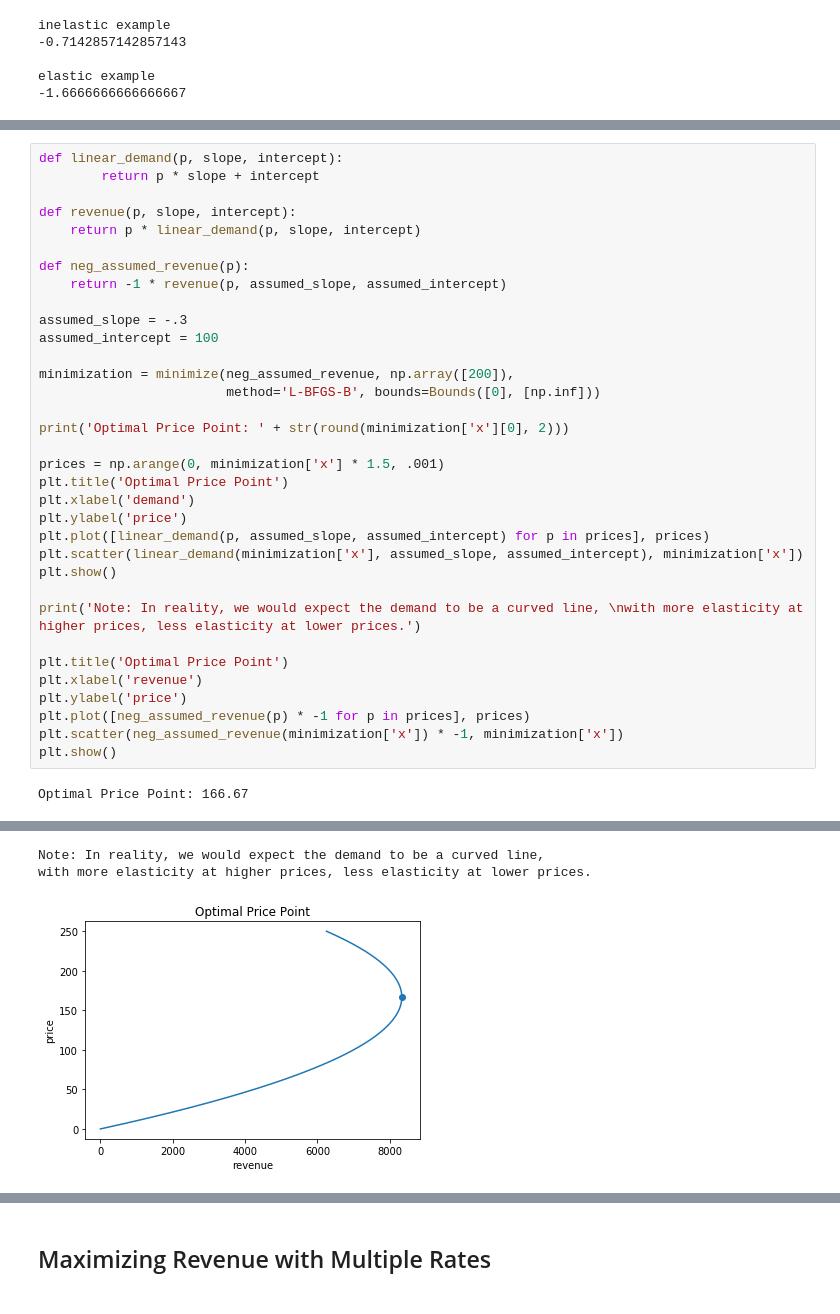
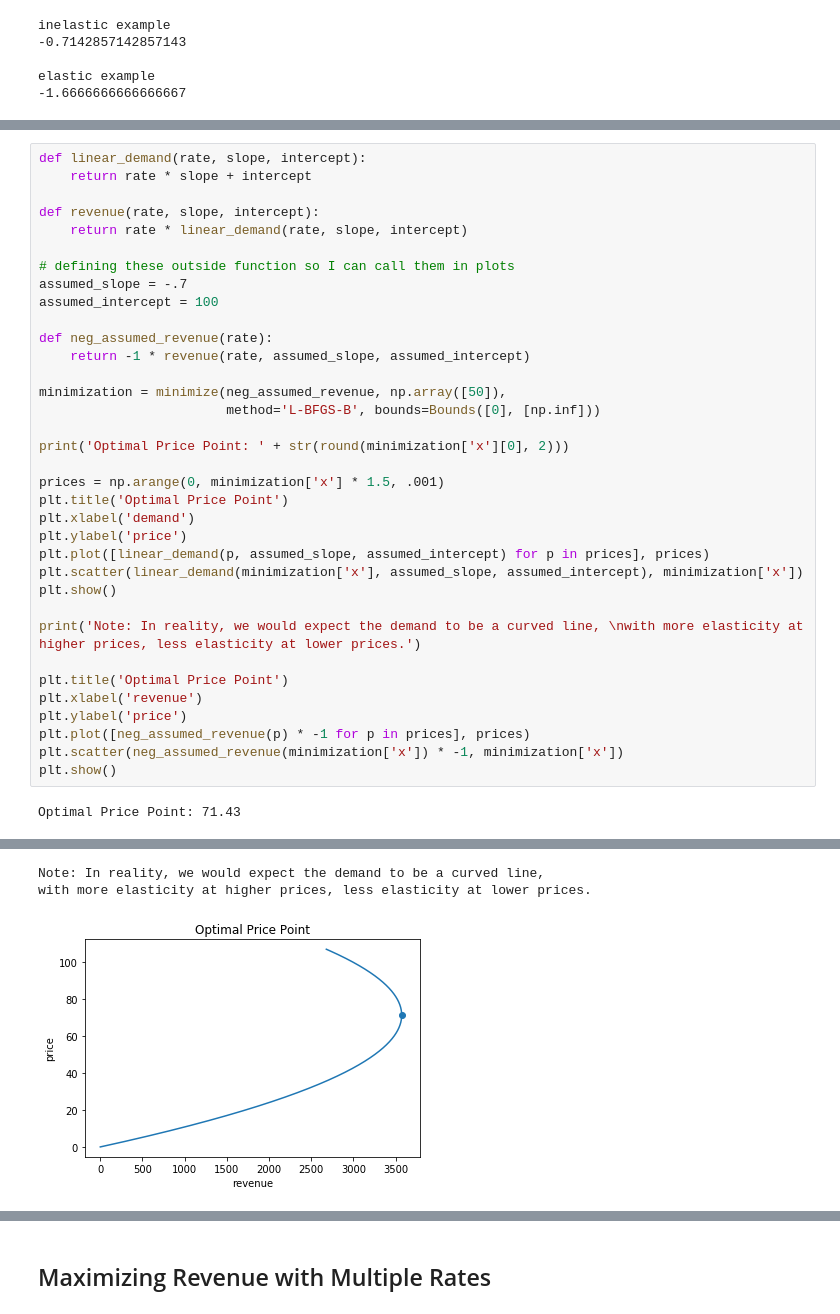
Before and after one commit to TonyBlonigan/revenue_optimization_basics, a Jupyter notebook: Revenue Management Basics.ipynb, the cells around one changed output, grey strips where cells are left out. Saved outputs shown, nothing was run; the diff lists cells and outputs as text.

```diff
--- a/Revenue Management Basics.ipynb
+++ b/Revenue Management Basics.ipynb
@@ -63,17 +75,18 @@ plt.show()
 # %%
-def linear_demand(p, slope, intercept):
-        return p * slope + intercept
+def linear_demand(rate, slope, intercept):
+    return rate * slope + intercept
 
-def revenue(p, slope, intercept):
-    return p * linear_demand(p, slope, intercept)
+def revenue(rate, slope, intercept):
+    return rate * linear_demand(rate, slope, intercept)
 
-def neg_assumed_revenue(p):
-    return -1 * revenue(p, assumed_slope, assumed_intercept)
-
-assumed_slope = -.3
+# defining these outside function so I can call them in plots
+assumed_slope = -.7
 assumed_intercept = 100
 
-minimization = minimize(neg_assumed_revenue, np.array([200]),
+def neg_assumed_revenue(rate):
+    return -1 * revenue(rate, assumed_slope, assumed_intercept)
+
+minimization = minimize(neg_assumed_revenue, np.array([50]),
                         method='L-BFGS-B', bounds=Bounds([0], [np.inf]))
 
 print('Optimal Price Point: ' + str(round(minimization['x'][0], 2)))
@@ -95,4 +108,4 @@ plt.plot([neg_assumed_revenue(p) * -1 for p in prices], prices)
 plt.scatter(neg_assumed_revenue(minimization['x']) * -1, minimization['x'])
 plt.show()
 # %% [output]
-Optimal Price Point: 166.67
+Optimal Price Point: 71.43
@@ -100,4 +113,4 @@ Optimal Price Point: 166.67
 Note: In reality, we would expect the demand to be a curved line,
 with more elasticity at higher prices, less elasticity at lower prices.
-[figure, old version]
+[figure, new version]
 # %% [markdown]
```
Also changed, not shown: parts of 18 cells of this notebook.
